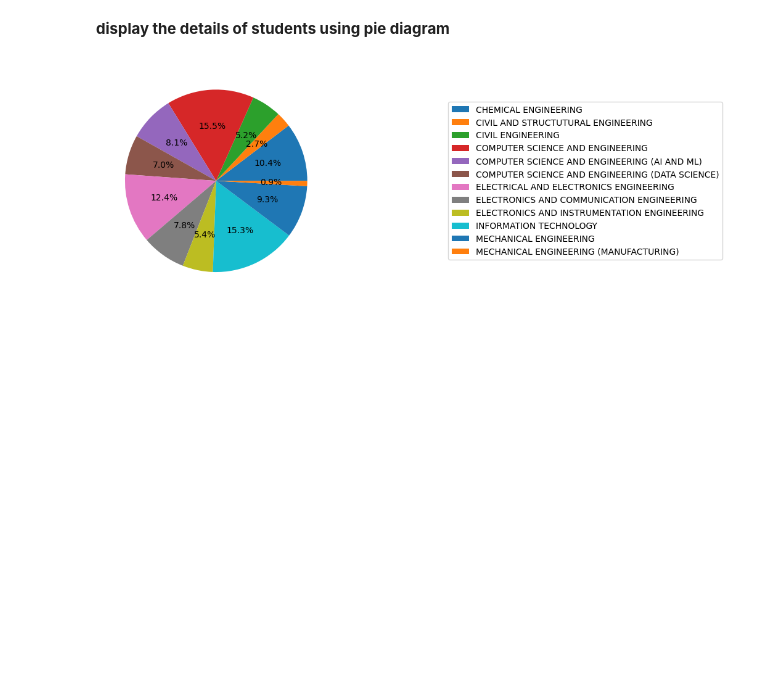
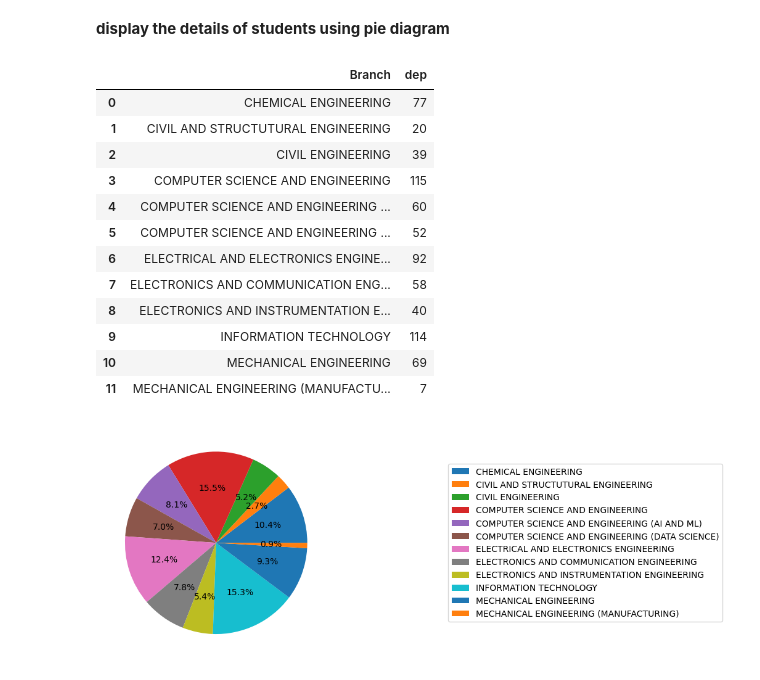
Before and after one commit to Rajadurai2/fun-programs-, a Jupyter notebook: AU.ipynb, the cells around one changed output. Saved outputs shown, nothing was run; the diff lists cells and outputs as text; code cells hidden in the pictures; blank space fills up the shorter version.

```diff
--- a/AU.ipynb
+++ b/AU.ipynb
@@ -100,6 +103,22 @@ plt.show()
 [figure]
 # %% [markdown]
 <b>display the details of students using pie diagram</b>
+# %%
+df_dep
+# %% [output]
+|  | Branch | dep |
+| 0 | CHEMICAL ENGINEERING | 77 |
+| 1 | CIVIL AND STRUCTUTURAL ENGINEERING | 20 |
+| 2 | CIVIL ENGINEERING | 39 |
+| 3 | COMPUTER SCIENCE AND ENGINEERING | 115 |
+| 4 | COMPUTER SCIENCE AND ENGINEERING ... | 60 |
+| 5 | COMPUTER SCIENCE AND ENGINEERING ... | 52 |
+| 6 | ELECTRICAL AND ELECTRONICS ENGINE... | 92 |
+| 7 | ELECTRONICS AND COMMUNICATION ENG... | 58 |
+| 8 | ELECTRONICS AND INSTRUMENTATION E... | 40 |
+| 9 | INFORMATION TECHNOLOGY | 114 |
+| 10 | MECHANICAL ENGINEERING | 69 |
+| 11 | MECHANICAL ENGINEERING (MANUFACTU... | 7 |
 # %%
 plt.pie(df_dep["dep"],autopct="%1.1f%%")
 plt.legend(labels=df_dep["Branch"],loc="center left",bbox_to_anchor =(1.5, 0,0.5, 1))
```
Also changed, not shown: parts of 9 cells of this notebook.
